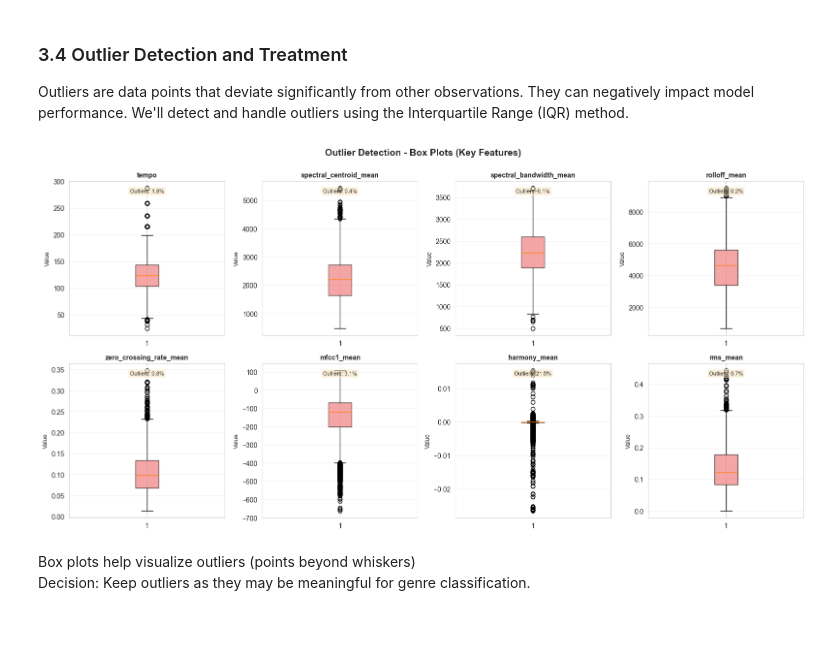
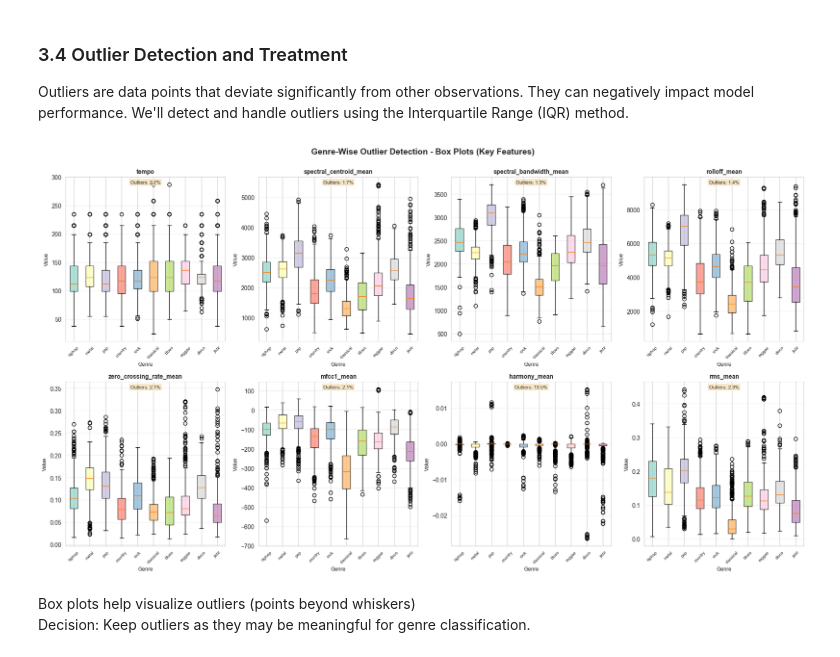
Before and after one commit to Sohanuu66/Music_Genre_Classification_GTZAN_Dataset, a Jupyter notebook: EDA.ipynb, the cells around one changed output. Cells and saved outputs as stored; diff of their text form; code cells hidden in the pictures; blank space fills up the shorter version.

Commit message:
Refactor: Outlier logic modified

```diff
--- a/EDA.ipynb
+++ b/EDA.ipynb
@@ -290,42 +290,57 @@ Outliers are data points that deviate significantly from other observations. The
 # %%
 key_features = ['tempo', 'spectral_centroid_mean', 'spectral_bandwidth_mean',
                 'rolloff_mean', 'zero_crossing_rate_mean', 'mfcc1_mean',
                 'harmony_mean', 'rms_mean']
 
 if len(key_features) > 0:
-    fig, axes = plt.subplots(2, 4, figsize=(16, 8))
+    fig, axes = plt.subplots(2, 4, figsize=(18, 10))
     axes = axes.ravel()
 
     for idx, feature in enumerate(key_features[:8]):
-        # Remove NaN values for boxplot
-        data = df[feature].dropna()
+        # Create boxplot by genre
+        genre_data = [df[df['label'] == genre][feature].dropna() for genre in df['label'].unique()]
 
-        box = axes[idx].boxplot(data, vert=True, patch_artist=True)
-        box['boxes'][0].set_facecolor('lightcoral')
-        box['boxes'][0].set_alpha(0.7)
+        box = axes[idx].boxplot(genre_data, vert=True, patch_artist=True, labels=df['label'].unique())
+
+        # Color each box differently
+        colors = plt.cm.Set3(range(len(df['label'].unique())))
+        for patch, color in zip(box['boxes'], colors):
+            patch.set_facecolor(color)
+            patch.set_alpha(0.7)
 
         axes[idx].set_title(f'{feature}', fontsize=10, fontweight='bold')
+        axes[idx].set_xlabel('Genre', fontsize=9)
         axes[idx].set_ylabel('Value', fontsize=9)
         axes[idx].grid(axis='y', alpha=0.3)
+        axes[idx].tick_params(axis='x', rotation=45, labelsize=7)
 
-        # Calculate outlier statistics
-        Q1 = data.quantile(0.25)
-        Q3 = data.quantile(0.75)
-        IQR = Q3 - Q1
-        outliers = data[(data < Q1 - 1.5*IQR) | (data > Q3 + 1.5*IQR)]
-        outlier_pct = (len(outliers) / len(data)) * 100
+        # Calculate overall outlier statistics (genre-wise)
+        total_outliers = 0
+        total_samples = 0
 
-        axes[idx].text(0.5, 0.95, f'Outliers: {outlier_pct:.1f}%',
+        for genre in df['label'].unique():
+            genre_feature_data = df[df['label'] == genre][feature].dropna()
+            Q1 = genre_feature_data.quantile(0.25)
+            Q3 = genre_feature_data.quantile(0.75)
+            IQR = Q3 - Q1
+            outliers = genre_feature_data[(genre_feature_data < Q1 - 1.5*IQR) |
+                                          (genre_feature_data > Q3 + 1.5*IQR)]
+            total_outliers += len(outliers)
+            total_samples += len(genre_feature_data)
+
+        outlier_pct = (total_outliers / total_samples) * 100 if total_samples > 0 else 0
+
+        axes[idx].text(0.5, 0.98, f'Outliers: {outlier_pct:.1f}%',
                       transform=axes[idx].transAxes, ha='center', va='top',
-                      bbox=dict(boxstyle='round', facecolor='wheat', alpha=0.5),
+                      bbox=dict(boxstyle='round', facecolor='wheat', alpha=0.7),
                       fontsize=8)
 
-    plt.suptitle('Outlier Detection - Box Plots (Key Features)',
+    plt.suptitle('Genre-Wise Outlier Detection - Box Plots (Key Features)',
                  fontsize=14, fontweight='bold', y=1.00)
     plt.tight_layout()
     plt.show()
 # %% [output]
-[figure, old version]
+[figure, new version]
 # %% [markdown]
 Box plots help visualize outliers (points beyond whiskers)
 Decision: Keep outliers as they may be meaningful for genre classification.
```
Also changed, not shown: parts of 21 cells of this notebook, 12 other files.
